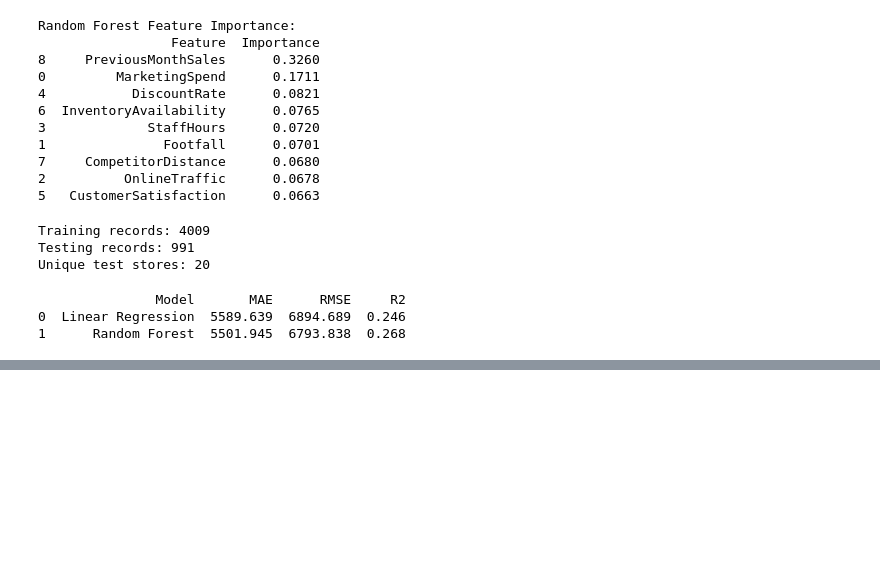
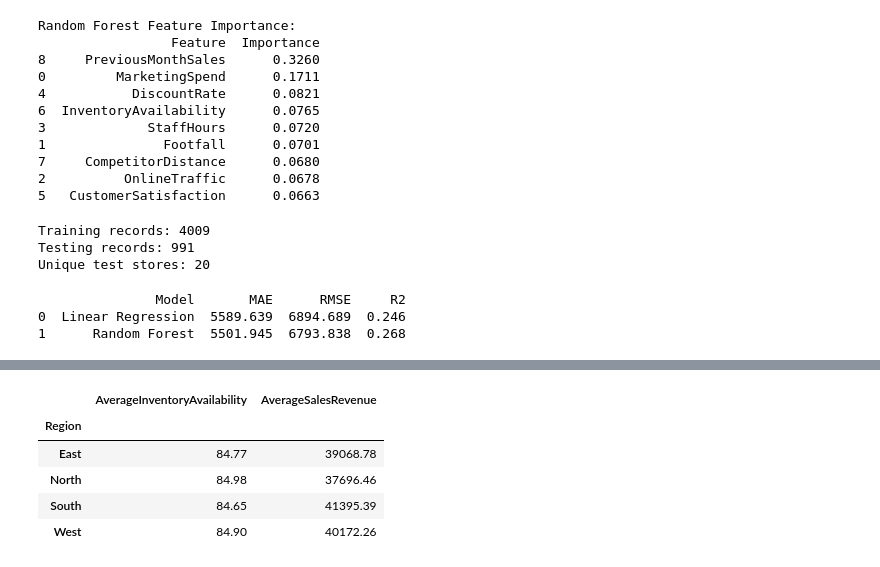
Before and after one commit to n00231001/ResearchAndAnalytics, a Jupyter notebook: Task1_retailAnalytics/retail_analysis.ipynb, the cells around one changed output, grey strips where cells are left out. Drawn from its saved outputs; the diff is of its cells as text; code cells hidden in the pictures; blank space fills up the shorter version.

```diff
--- a/Task1_retailAnalytics/retail_analysis.ipynb
+++ b/Task1_retailAnalytics/retail_analysis.ipynb
@@ -971,0 +992,14 @@ print(group_results.round(3))
+# %%
+inventory_by_region = df.groupby("Region").agg(
+    AverageInventoryAvailability=("InventoryAvailability", "mean"),
+    AverageSalesRevenue=("SalesRevenue", "mean")
+)
+
+display(inventory_by_region.round(2))
+# %% [output]
+|  | AverageInventoryAvailability | AverageSalesRevenue |
+| Region |  |  |
+| East | 84.77 | 39068.78 |
+| North | 84.98 | 37696.46 |
+| South | 84.65 | 41395.39 |
+| West | 84.90 | 40172.26 |
```
Also changed, not shown: parts of 6 cells of this notebook.
